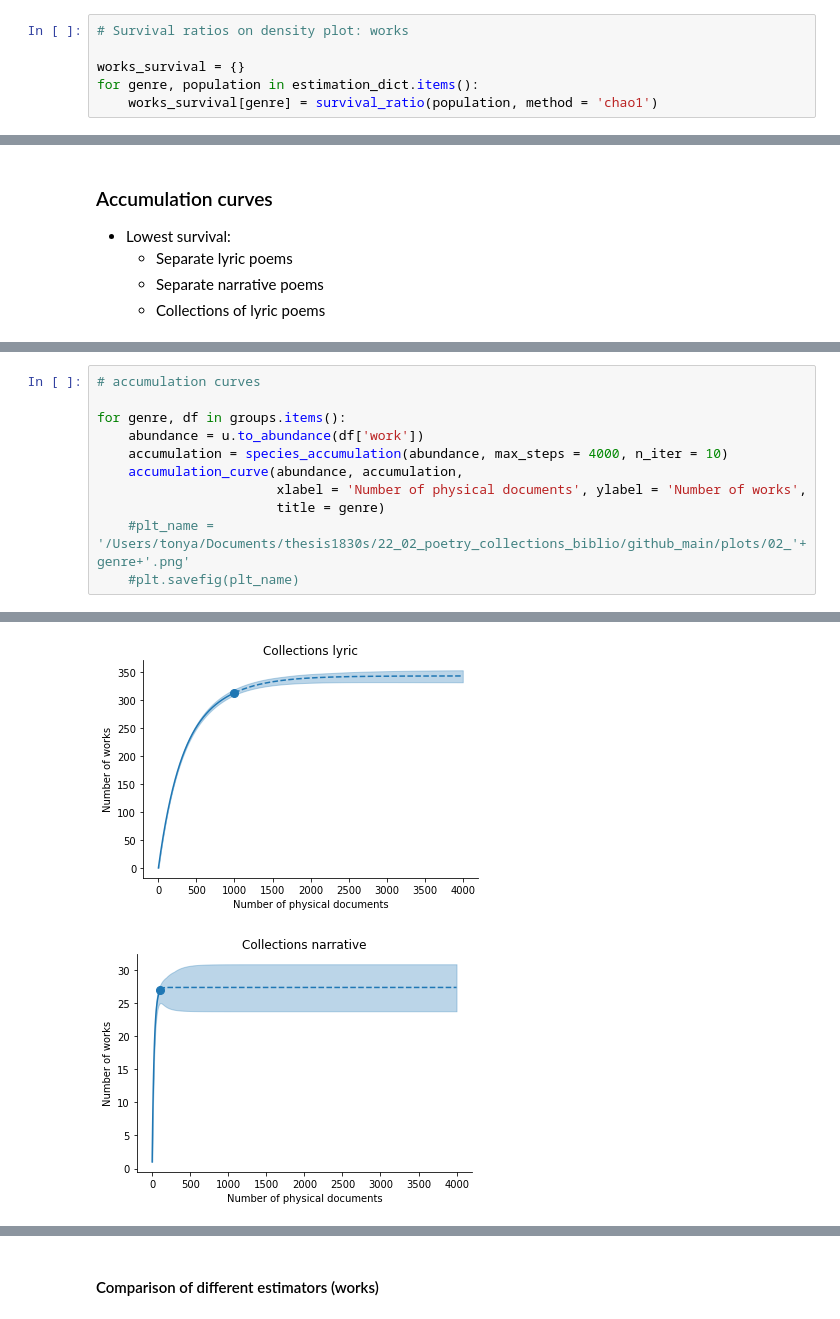
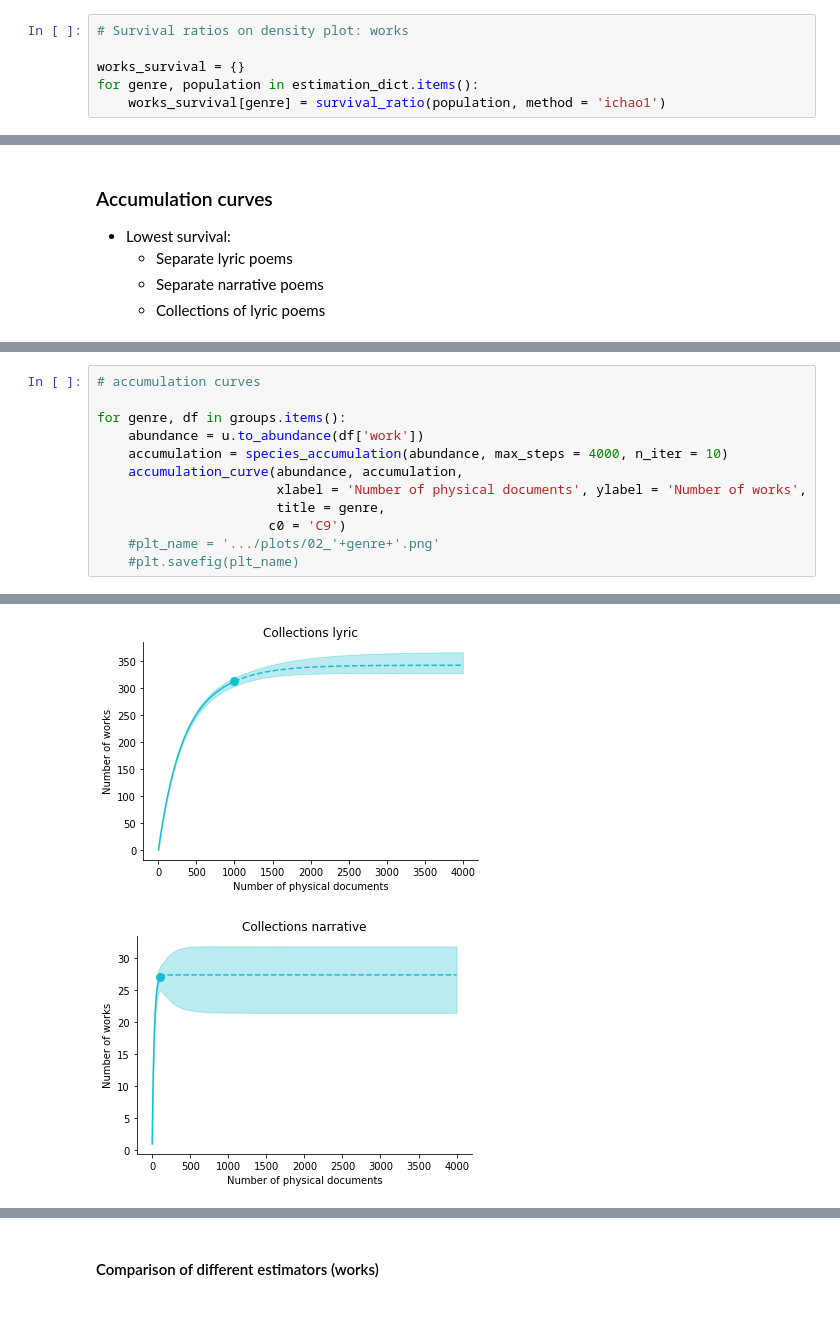
Before and after one commit to tonyamart/poetry_books, a Jupyter notebook: scr/03_copia_experiment.ipynb, the cells around one changed output, grey strips where cells are left out. Cells and saved outputs as stored; diff of their text form.

```diff
--- a/scr/03_copia_experiment.ipynb
+++ b/scr/03_copia_experiment.ipynb
@@ -165,7 +171,7 @@ genre: Separate Narrative
 
 works_survival = {}
 for genre, population in estimation_dict.items():
-    works_survival[genre] = survival_ratio(population, method = 'chao1')
+    works_survival[genre] = survival_ratio(population, method = 'ichao1')
 # %%
 surv_density_works = multi_kde(works_survival)
 surv_density_works.set_xlabel('Survival ratio (works)')
@@ -228,7 +196,8 @@ for genre, df in groups.items():
     accumulation = species_accumulation(abundance, max_steps = 4000, n_iter = 10)
     accumulation_curve(abundance, accumulation,
                        xlabel = 'Number of physical documents', ylabel = 'Number of works',
-                       title = genre)
-    #plt_name = '/Users/tonya/Documents/thesis1830s/22_02_poetry_collections_biblio/github_main/plots/02_'+genre+'.png'
+                       title = genre,
+                      c0 = 'C9')
+    #plt_name = '.../plots/02_'+genre+'.png'
     #plt.savefig(plt_name)
 # %% [output]
@@ -236,2 +205,2 @@ for genre, df in groups.items():
-[figure, old version]
+[figure, new version]
-[figure, old version]
+[figure, new version]
```
Also changed, not shown: parts of 10 cells of this notebook, 3 other files.
